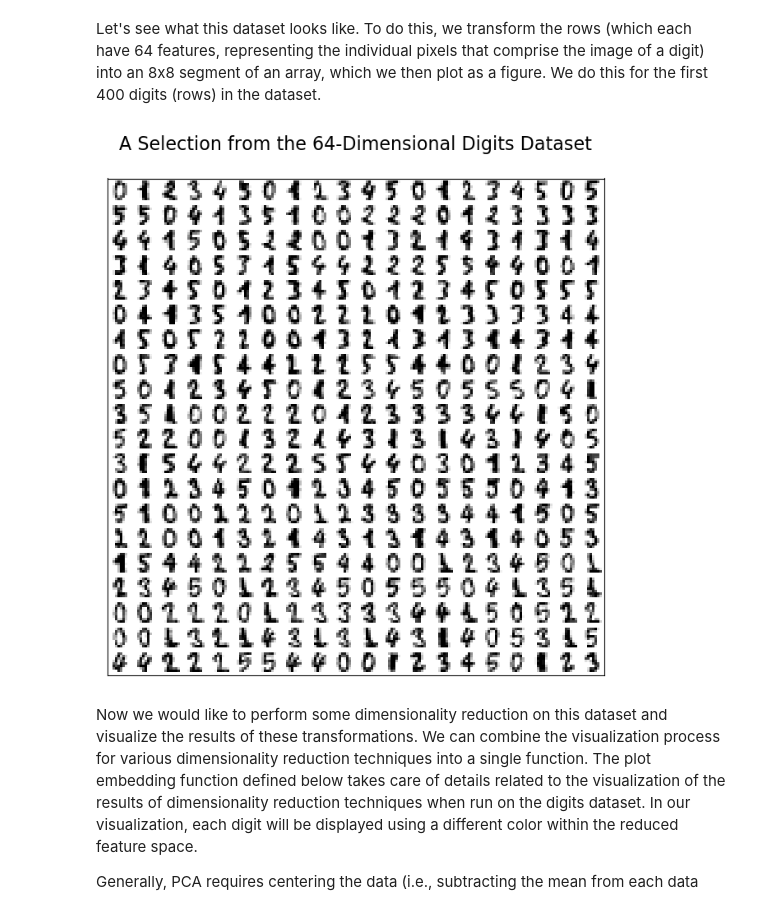
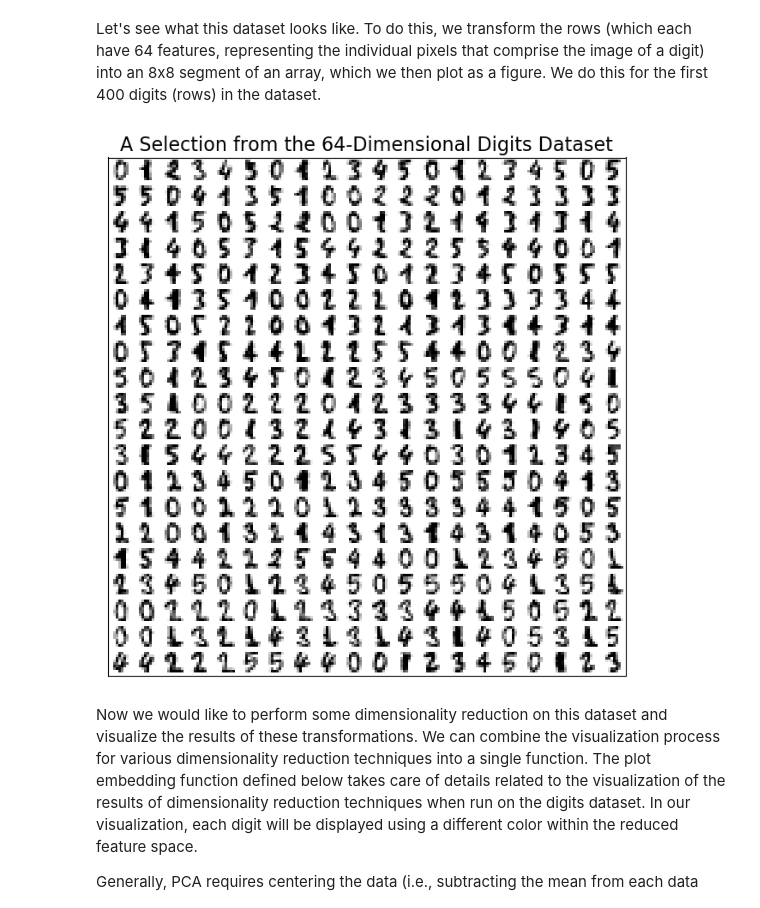
Before and after one commit to anfibil/cs6220, a Jupyter notebook: Week 03 - Data Preprocessing.ipynb, the cells around one changed output. Cells and saved outputs as stored; diff of their text form; code cells hidden in the pictures.

```diff
--- a/Week 03 - Data Preprocessing.ipynb
+++ b/Week 03 - Data Preprocessing.ipynb
@@ -550,24 +550,24 @@ Let's see what this dataset looks like. To do this, we transform the rows (which
 # %%
 # Plot images of the digits.
 
 n_img_per_row = 20  # number of digits per row
 img = np.zeros((10 * n_img_per_row, 10 * n_img_per_row))  # generate new array filled with zeros
 for i in range(n_img_per_row):
     ix = 10 * i + 1
     for j in range(n_img_per_row):
         iy = 10 * j + 1
         # Set each 8x8 area of the img to the values of each row (reshaped from 1x64 to 8x8).
         img[ix:ix + 8, iy:iy + 8] = X.iloc[i * n_img_per_row + j].values.reshape((8, 8))
 
 plt.figure(figsize=(8, 8), dpi=100)  # define figure, with size (width and height) and resolution
 #axes(frameon=0)  # remove the frame/border from the axes
 plt.imshow(img, cmap=plt.cm.binary)  # show the image using a binary color map
 plt.xticks([])  # no x ticks
 plt.yticks([])  # no y ticks
 
-out = plt.title('A Selection from the 64-Dimensional Digits Dataset\n', fontsize=16)
+out = plt.title('A Selection from the 64-Dimensional Digits Dataset', fontsize=16)
 # %% [output]
-[figure, old version]
+[figure, new version]
 # %% [markdown]
 Now we would like to perform some dimensionality reduction on this dataset and visualize the results of these transformations. We can combine the visualization process for various dimensionality reduction techniques into a single function. The plot embedding function defined below takes care of details related to the visualization of the results of dimensionality reduction techniques when run on the digits dataset. In our visualization, each digit will be displayed using a different color within the reduced feature space.
 
```
Also changed, not shown: parts of 16 cells of this notebook.
